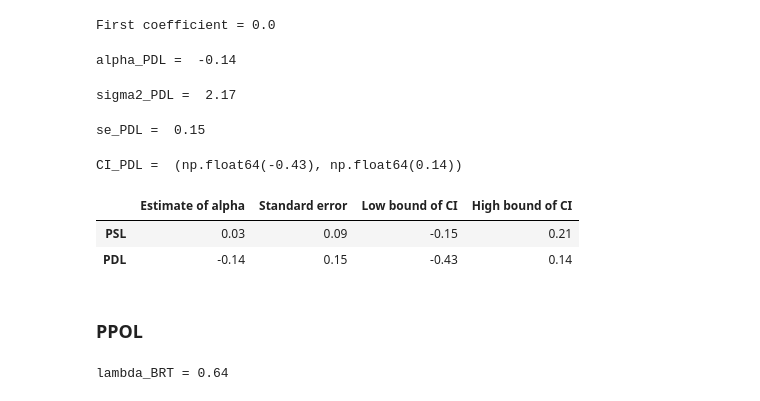
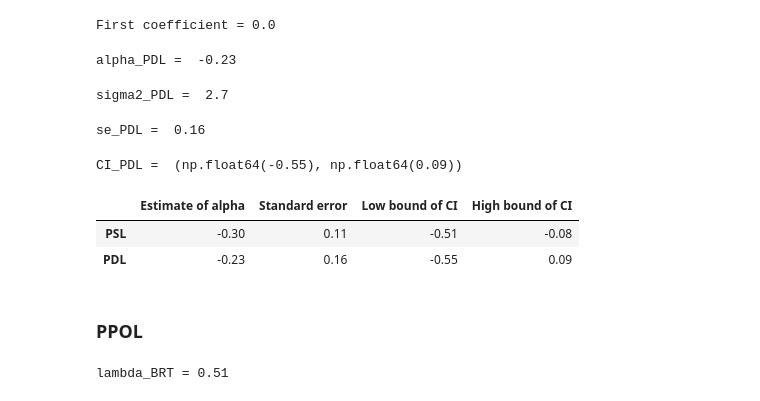
Before and after one commit to JonasDennisHansen/A2, a Jupyter notebook: getting_started.ipynb, the cells around one changed output. Saved outputs shown, nothing was run; the diff lists cells and outputs as text; code cells hidden in the pictures.

```diff
--- a/getting_started.ipynb
+++ b/getting_started.ipynb
@@ -221,7 +222,10 @@ for var in keep_controls:
 
         observed = model_data[var].dropna()
 
-        fill_value = observed.median()
+        if set(observed.unique()).issubset({0, 1}):
+            fill_value = observed.mode().iloc[0]
+        else:
+            fill_value = observed.median()
 
         model_data[var] = model_data[var].fillna(fill_value)
 
@@ -233,7 +237,7 @@ Variables imputed: ['investment_rate', 'demreg', 'tropicar', 'distr', 'distcr',
 # %%
 poly_vars = keep_controls.copy()
 
-poly = PolynomialFeatures(degree=2, include_bias=False)
+poly = PolynomialFeatures(degree=1, include_bias=False)
 
 poly_input = (
     model_data[poly_vars] - model_data[poly_vars].mean()
@@ -488,7 +494,7 @@ alpha_PDL = num/denom
 # Display alpha
 print("alpha_PDL = ",alpha_PDL.round(2))
 # %% [output]
-alpha_PDL =  -0.14
+alpha_PDL =  -0.23
 # %%
 # Calculate variance
 num = resdz**2@resyx**2/N
@@ -498,50 +504,45 @@ sigma2_PDL = num/denom
 # Display variance
 print("sigma2_PDL = ",sigma2_PDL.round(2))
 # %% [output]
-sigma2_PDL =  2.17
+sigma2_PDL =  2.7
 # %%
-# Calculate standard error
 se_PDL = np.sqrt(sigma2_PDL/N)
 
-# Display standard error
 print("se_PDL = ",se_PDL.round(2))
 # %% [output]
-se_PDL =  0.15
+se_PDL =  0.16
 # %%
-# Calculate the quantile of the standard normal distribution that corresponds to the 95% confidence interval of a two-sided test
 q = norm.ppf(1-0.025)
 
-# Calculate confidence interval
 CI_low_PDL  = alpha_PDL - q * se_PDL
 CI_high_PDL = alpha_PDL + q * se_PDL
 
-# Display confidence interval
 print("CI_PDL = ",(CI_low_PDL.round(2),CI_high_PDL.round(2)))
 # %% [output]
-CI_PDL =  (np.float64(-0.43), np.float64(0.14))
+CI_PDL =  (np.float64(-0.55), np.float64(0.09))
 # %%
-# Create a dictionary with the results
 results = {
            'PSL': [alpha_PSL, se_PSL, CI_low_PSL, CI_high_PSL],
-           'PDL': [alpha_PDL, se_PDL, CI_low_PDL, CI_high_PDL]}
+           'PDL': [alpha_PDL, se_PDL, CI_low_PDL, CI_high_PDL]
+            }
 
-# Create a dataframe from the dictionary
+
 df_results = pd.DataFrame.from_dict(results, orient='index', columns=['Estimate of alpha', 'Standard error', 'Low bound of CI', 'High bound of CI'])
 
-# Format the dataframe to two digits after the comma
+
 df_results = df_results.round(2)
 
-# Display the dataframe
+
 df_results
 # %% [output]
 |  | Estimate of alpha | Standard error | Low bound of CI | High bound of CI |
-| PSL | 0.03 | 0.09 | -0.15 | 0.21 |
-| PDL | -0.14 | 0.15 | -0.43 | 0.14 |
+| PSL | -0.30 | 0.11 | -0.51 | -0.08 |
+| PDL | -0.23 | 0.16 | -0.55 | 0.09 |
 # %% [markdown]
 ### PPOL
 # %%
 penalty_BRTyz = BRT(Z_stan, y)
 print("lambda_BRT =",penalty_BRTyz.round(2))
 # %% [output]
-lambda_BRT = 0.64
+lambda_BRT = 0.51
 # %%
```
Also changed, not shown: parts of 32 cells of this notebook.
